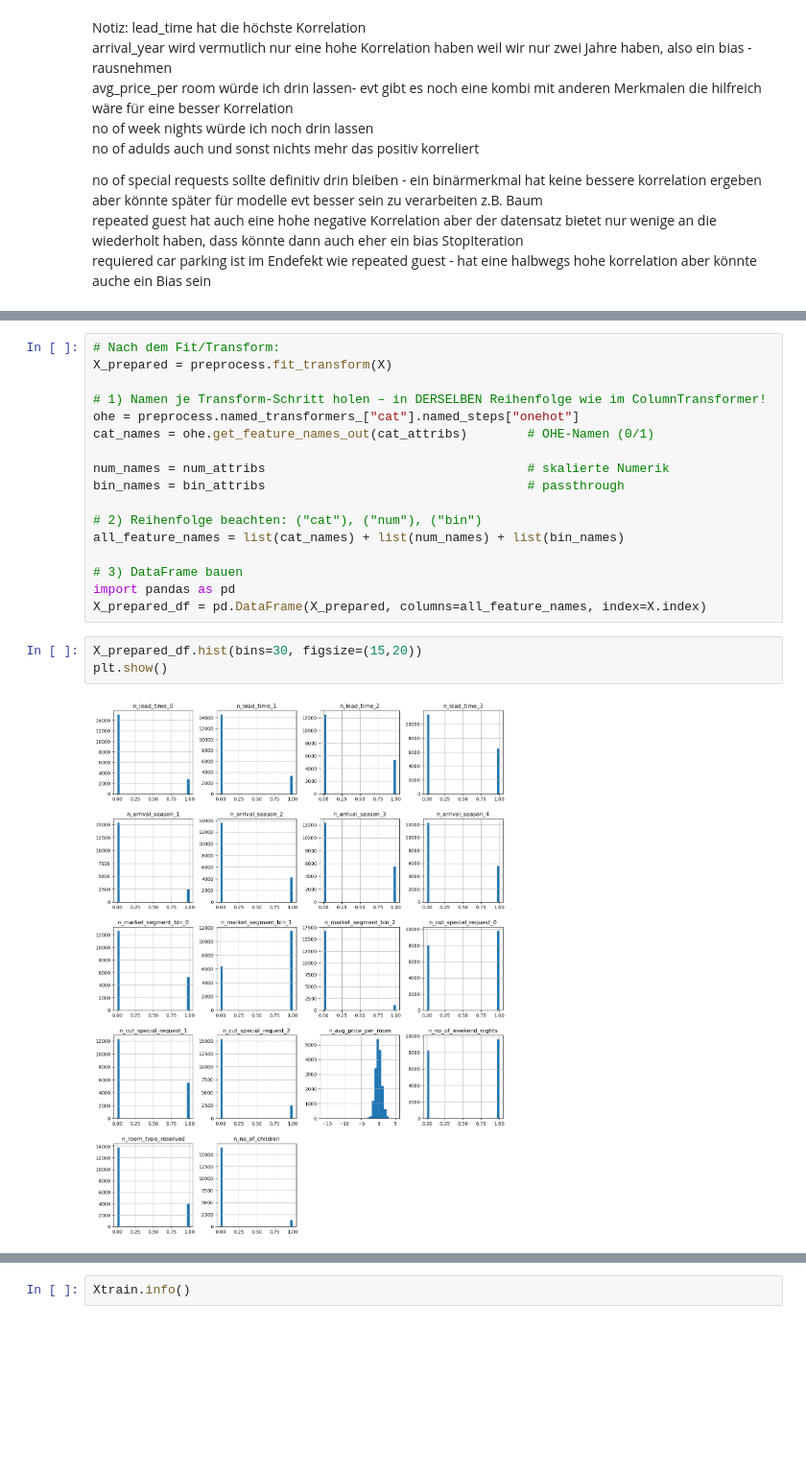
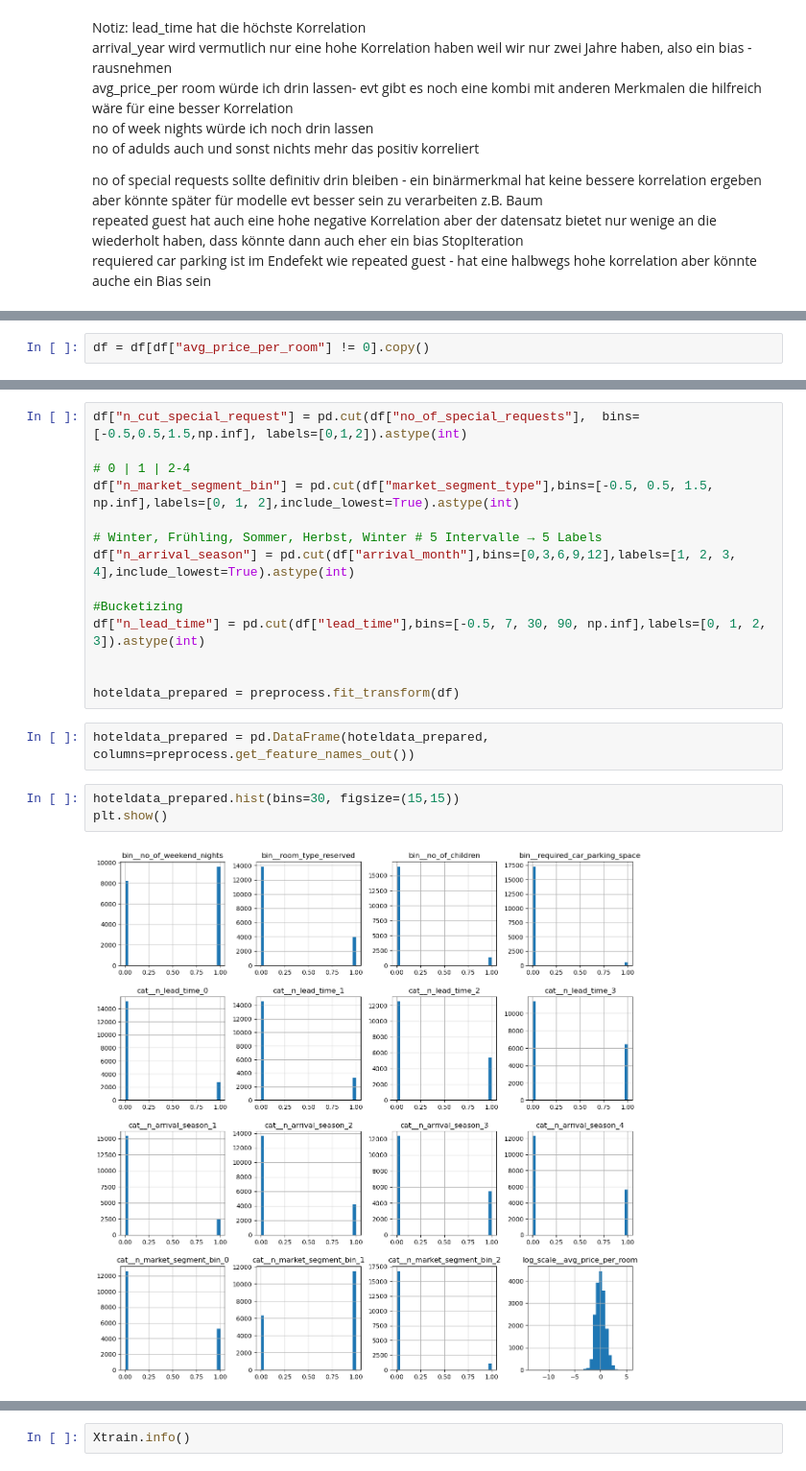
Before and after one commit to tommi-j/hausarbeit-ml, a Jupyter notebook: temp.ipynb, the cells around one changed output, grey strips where cells are left out. Shown at 96% size. Saved outputs shown, nothing was run; the diff lists cells and outputs as text; blank space fills up the shorter version.

```diff
--- a/temp.ipynb
+++ b/temp.ipynb
@@ -209,0 +212,2 @@ requiered car parking ist im Endefekt wie repeated guest - hat eine halbwegs hoh
+# %%
+df = df[df["avg_price_per_room"] != 0].copy()
@@ -274,22 +285,21 @@ array([[0., 0., 0., ..., 1., 0., 0.],
-# %%
-# Nach dem Fit/Transform:
-X_prepared = preprocess.fit_transform(X)
-
-# 1) Namen je Transform-Schritt holen – in DERSELBEN Reihenfolge wie im ColumnTransformer!
-ohe = preprocess.named_transformers_["cat"].named_steps["onehot"]
-cat_names = ohe.get_feature_names_out(cat_attribs)        # OHE-Namen (0/1)
-
-num_names = num_attribs                                   # skalierte Numerik
-bin_names = bin_attribs                                   # passthrough
-
-# 2) Reihenfolge beachten: ("cat"), ("num"), ("bin")
-all_feature_names = list(cat_names) + list(num_names) + list(bin_names)
-
-# 3) DataFrame bauen
-import pandas as pd
-X_prepared_df = pd.DataFrame(X_prepared, columns=all_feature_names, index=X.index)
-# %%
-X_prepared_df.hist(bins=30, figsize=(15,20))
-plt.show()
-# %% [output]
-[figure, removed]
+# %%
+df["n_cut_special_request"] = pd.cut(df["no_of_special_requests"],  bins=[-0.5,0.5,1.5,np.inf], labels=[0,1,2]).astype(int)
+
+# 0 | 1 | 2-4
+df["n_market_segment_bin"] = pd.cut(df["market_segment_type"],bins=[-0.5, 0.5, 1.5, np.inf],labels=[0, 1, 2],include_lowest=True).astype(int)
+
+# Winter, Frühling, Sommer, Herbst, Winter # 5 Intervalle → 5 Labels
+df["n_arrival_season"] = pd.cut(df["arrival_month"],bins=[0,3,6,9,12],labels=[1, 2, 3, 4],include_lowest=True).astype(int)
+
+#Bucketizing
+df["n_lead_time"] = pd.cut(df["lead_time"],bins=[-0.5, 7, 30, 90, np.inf],labels=[0, 1, 2, 3]).astype(int)
+
+
+hoteldata_prepared = preprocess.fit_transform(df)
+# %%
+hoteldata_prepared = pd.DataFrame(hoteldata_prepared, columns=preprocess.get_feature_names_out())
+# %%
+hoteldata_prepared.hist(bins=30, figsize=(15,15))
+plt.show()
+# %% [output]
+[figure, added]
```
Also changed, not shown: parts of 10 cells of this notebook.
